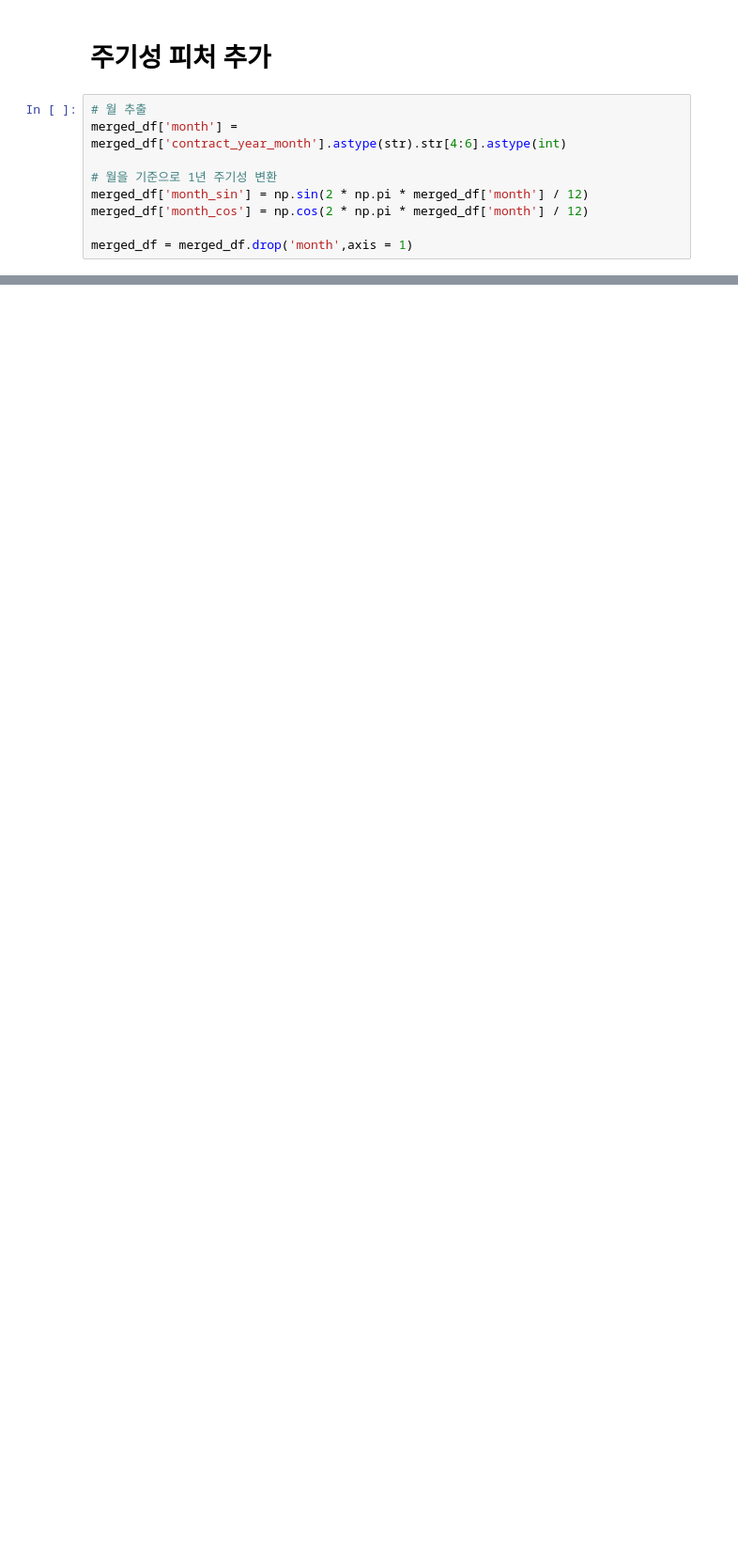
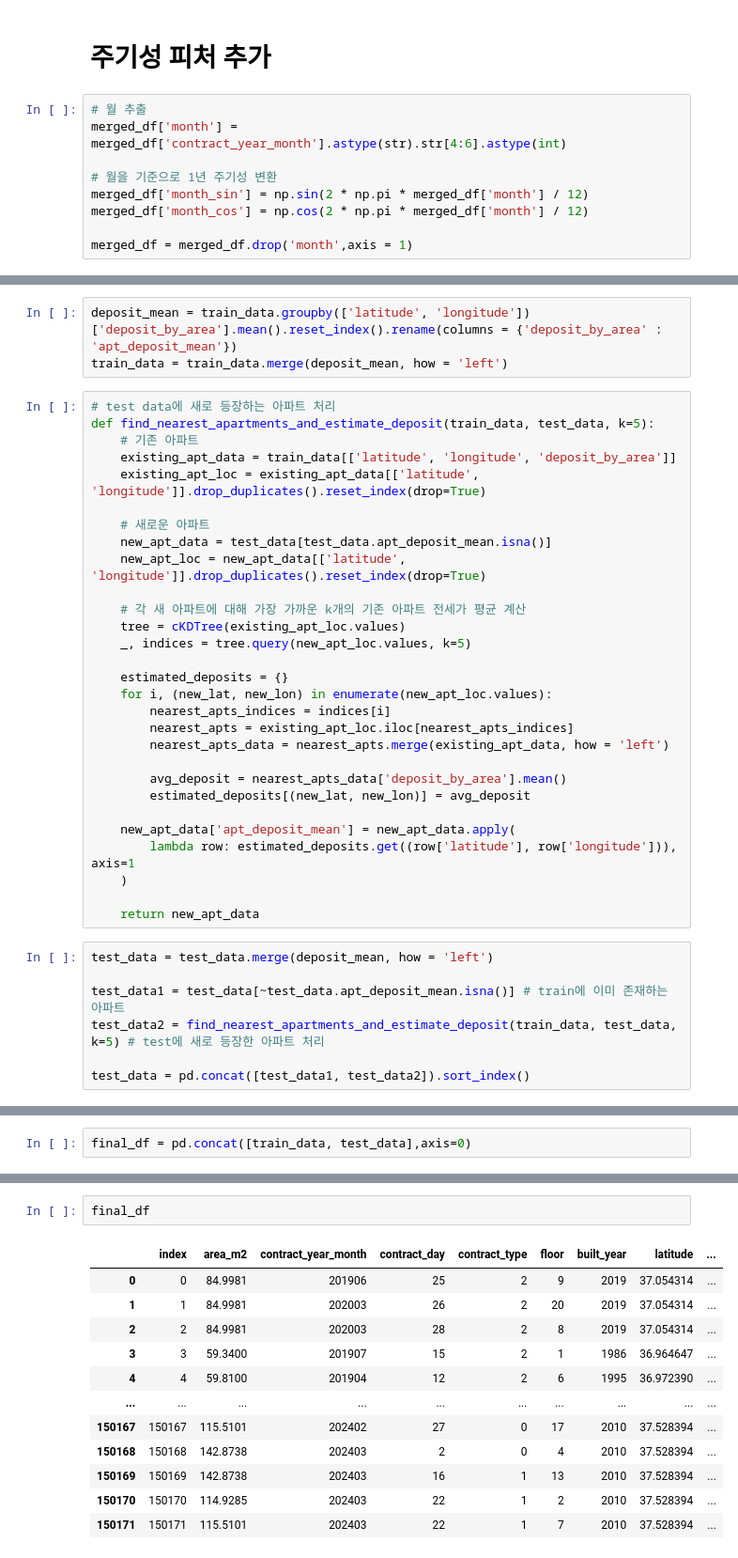
Before and after one commit to boostcampaitech7/level2-competitiveds-recsys-02, a Jupyter notebook: merge_data.ipynb, the cells around one changed output, grey strips where cells are left out. Shown: that part at 94% size. Drawn from its saved outputs; the diff is of its cells as text; blank space fills up the shorter version.

```diff
--- a/merge_data.ipynb
+++ b/merge_data.ipynb
@@ -370,0 +448,39 @@ merged_df = merged_df.drop('month',axis = 1)
+# %%
+deposit_mean = train_data.groupby(['latitude', 'longitude'])['deposit_by_area'].mean().reset_index().rename(columns = {'deposit_by_area' : 'apt_deposit_mean'})
+train_data = train_data.merge(deposit_mean, how = 'left')
+# %%
+# test data에 새로 등장하는 아파트 처리
+def find_nearest_apartments_and_estimate_deposit(train_data, test_data, k=5):
+    # 기존 아파트
+    existing_apt_data = train_data[['latitude', 'longitude', 'deposit_by_area']]
+    existing_apt_loc = existing_apt_data[['latitude', 'longitude']].drop_duplicates().reset_index(drop=True)
+
+    # 새로운 아파트
+    new_apt_data = test_data[test_data.apt_deposit_mean.isna()]
+    new_apt_loc = new_apt_data[['latitude', 'longitude']].drop_duplicates().reset_index(drop=True)
+
+    # 각 새 아파트에 대해 가장 가까운 k개의 기존 아파트 전세가 평균 계산
+    tree = cKDTree(existing_apt_loc.values)
+    _, indices = tree.query(new_apt_loc.values, k=5)
+
+    estimated_deposits = {}
+    for i, (new_lat, new_lon) in enumerate(new_apt_loc.values):
+        nearest_apts_indices = indices[i]
+        nearest_apts = existing_apt_loc.iloc[nearest_apts_indices]
+        nearest_apts_data = nearest_apts.merge(existing_apt_data, how = 'left')
+
+        avg_deposit = nearest_apts_data['deposit_by_area'].mean()
+        estimated_deposits[(new_lat, new_lon)] = avg_deposit
+
+    new_apt_data['apt_deposit_mean'] = new_apt_data.apply(
+        lambda row: estimated_deposits.get((row['latitude'], row['longitude'])), axis=1
+    )
+
+    return new_apt_data
+# %%
+test_data = test_data.merge(deposit_mean, how = 'left')
+
+test_data1 = test_data[~test_data.apt_deposit_mean.isna()] # train에 이미 존재하는 아파트
+test_data2 = find_nearest_apartments_and_estimate_deposit(train_data, test_data, k=5) # test에 새로 등장한 아파트 처리
+
+test_data = pd.concat([test_data1, test_data2]).sort_index()
@@ -370,0 +493,2 @@ merged_df = merged_df.drop('month',axis = 1)
+# %%
+final_df = pd.concat([train_data, test_data],axis=0)
@@ -370,0 +514,15 @@ merged_df = merged_df.drop('month',axis = 1)
+# %%
+final_df
+# %% [output]
+|  | index | area_m2 | contract_year_month | contract_day | contract_type | floor | built_year | latitude | ... |
+| 0 | 0 | 84.9981 | 201906 | 25 | 2 | 9 | 2019 | 37.054314 | ... |
+| 1 | 1 | 84.9981 | 202003 | 26 | 2 | 20 | 2019 | 37.054314 | ... |
+| 2 | 2 | 84.9981 | 202003 | 28 | 2 | 8 | 2019 | 37.054314 | ... |
+| 3 | 3 | 59.3400 | 201907 | 15 | 2 | 1 | 1986 | 36.964647 | ... |
+| 4 | 4 | 59.8100 | 201904 | 12 | 2 | 6 | 1995 | 36.972390 | ... |
+| ... | ... | ... | ... | ... | ... | ... | ... | ... | ... |
+| 150167 | 150167 | 115.5101 | 202402 | 27 | 0 | 17 | 2010 | 37.528394 | ... |
+| 150168 | 150168 | 142.8738 | 202403 | 2 | 0 | 4 | 2010 | 37.528394 | ... |
+| 150169 | 150169 | 142.8738 | 202403 | 16 | 1 | 13 | 2010 | 37.528394 | ... |
+| 150170 | 150170 | 114.9285 | 202403 | 22 | 1 | 2 | 2010 | 37.528394 | ... |
+| 150171 | 150171 | 115.5101 | 202403 | 22 | 1 | 7 | 2010 | 37.528394 | ... |
```
Also changed, not shown: parts of 16 cells of this notebook.
